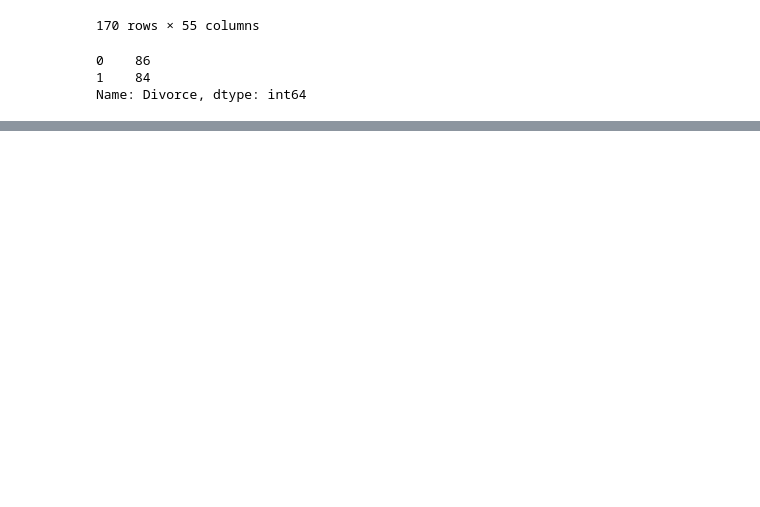
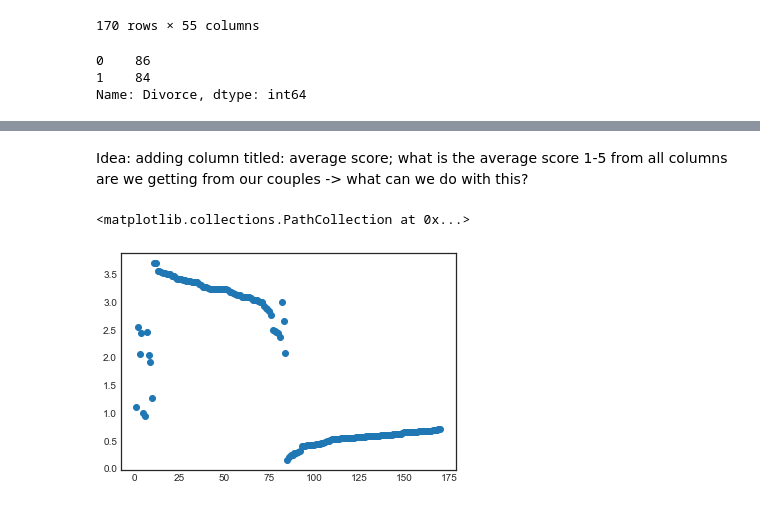
Before and after one commit to ccvale/Divorce-Datatset-Analysis, a Jupyter notebook: divorces.ipynb, the cells around one changed output, grey strips where cells are left out. Saved outputs shown, nothing was run; the diff lists cells and outputs as text; code cells hidden in the pictures; blank space fills up the shorter version.

```diff
--- a/divorces.ipynb
+++ b/divorces.ipynb
@@ -58,0 +134,8 @@ Name: Divorce, dtype: int64
+# %% [markdown]
+Idea: adding column titled: average score; what is the average score 1-5 from all columns are we getting from our couples -> what can we do with this?
+# %%
+divorces['avg_score'] = divorces.mean(axis=1)
+plt.scatter([_ for _ in range(1, 171)], divorces['avg_score'])
+# %% [output]
+<matplotlib.collections.PathCollection at 0x...>
+[figure, added]
```
Also changed, not shown: parts of 4 cells of this notebook.
